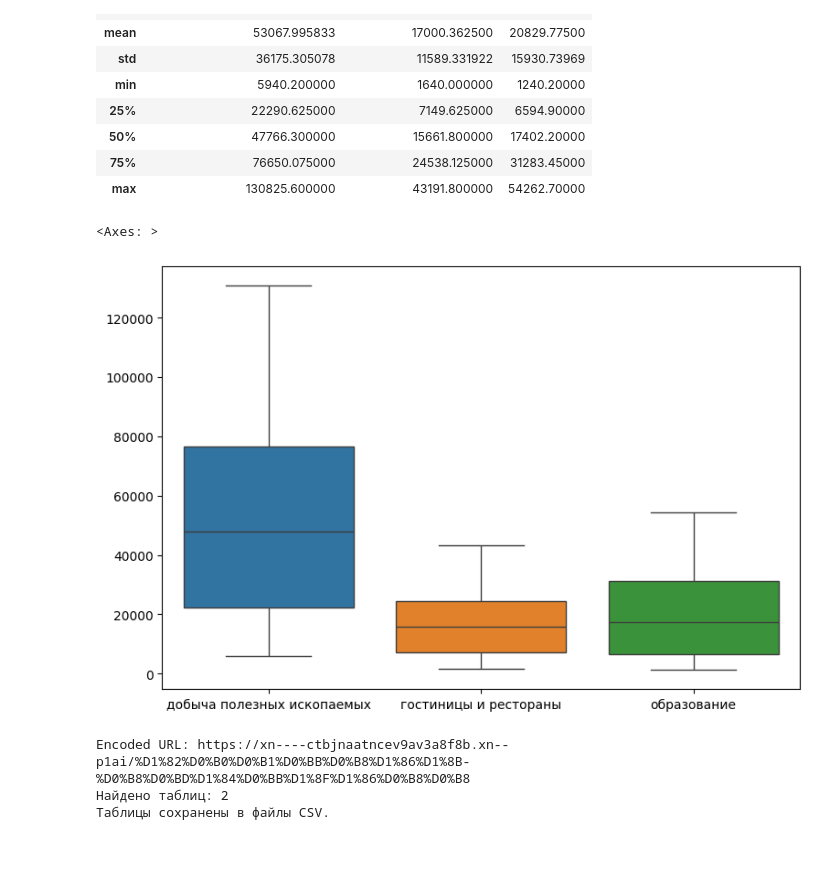
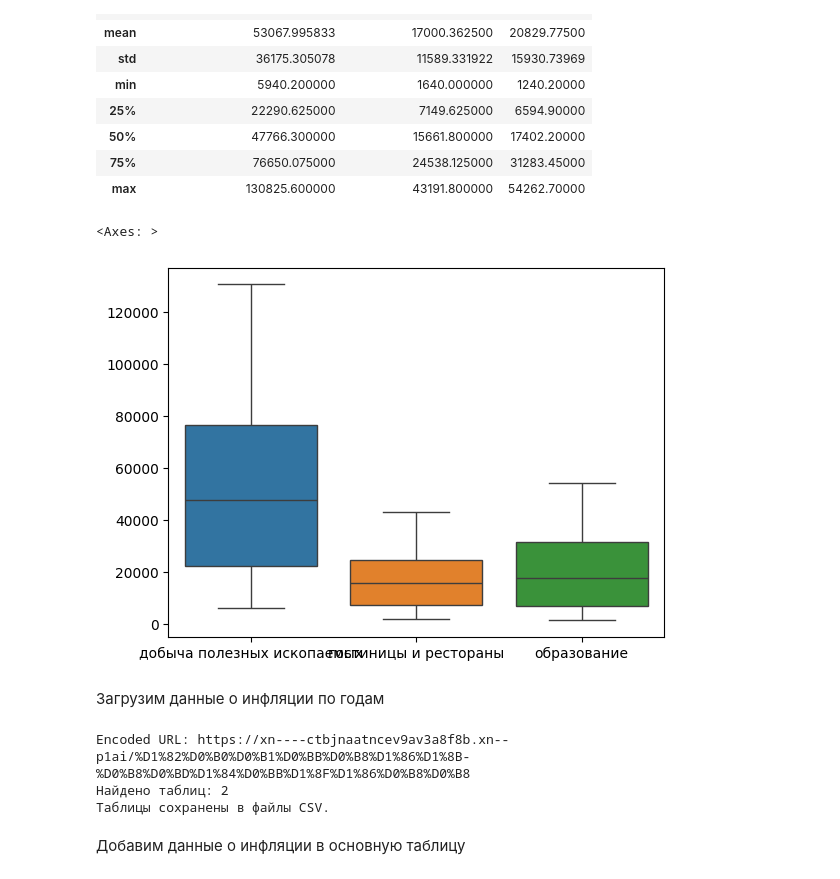
Before and after one commit to Kamilpnz/Start_DS, a Jupyter notebook: final_project.ipynb, the cells around one changed output. Saved outputs shown, nothing was run; the diff lists cells and outputs as text; code cells hidden in the pictures; blank space fills up the shorter version.

```diff
--- a/final_project.ipynb
+++ b/final_project.ipynb
@@ -78,11 +66,12 @@ df_main.describe()
 | 75% | 76650.075000 | 24538.125000 | 31283.45000 |
 | max | 130825.600000 | 43191.800000 | 54262.70000 |
 # %%
-plt.figure(figsize=(9, 6))
 sns.boxplot(df_main)
 # %% [output]
 <Axes: >
-[figure, old version]
+[figure, new version]
+# %% [markdown]
+Загрузим данные о инфляции по годам
 # %%
 import requests
 import pandas as pd
@@ -179,3 +164,5 @@ df_main.index = df_main.index.astype(int)
+# %% [markdown]
+Добавим данные о инфляции в основную таблицу
 # %%
 df_main = df_main.merge(df_inf, how='left', left_index=True, right_index=True)
 # %%
```
Also changed, not shown: parts of 17 cells of this notebook, 1 other file.
